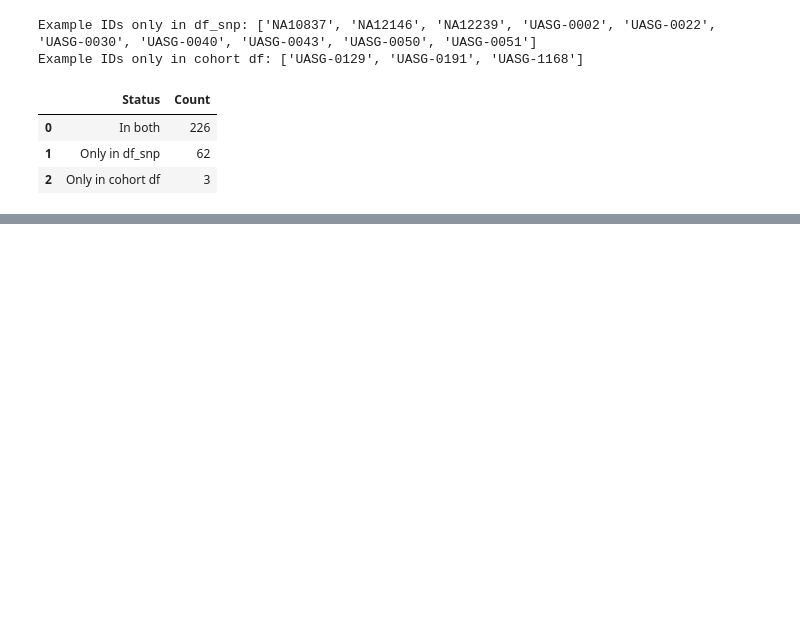
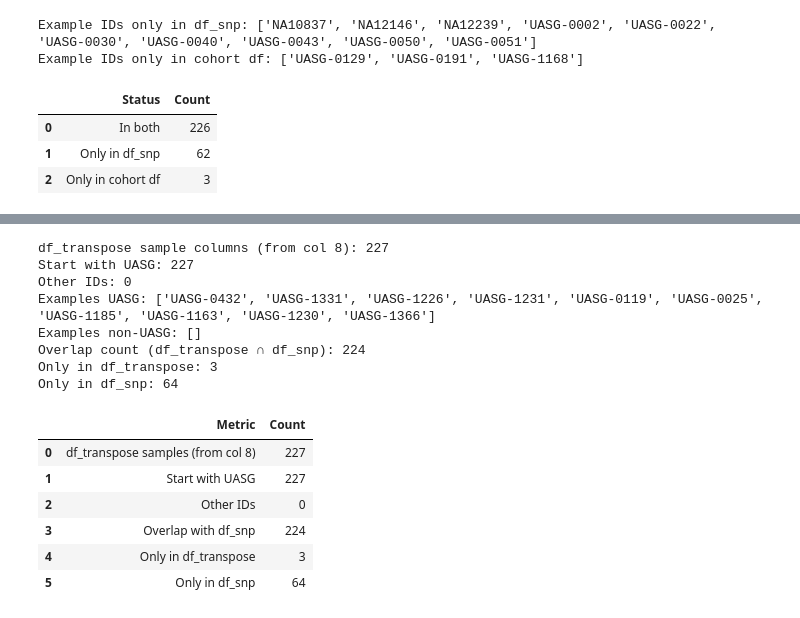
Before and after one commit to sabbasii/illumina-genotyping-pipeline, a Jupyter notebook: scripts/Explore_Temp.ipynb, the cells around one changed output, grey strips where cells are left out. Drawn from its saved outputs; the diff is of its cells as text; code cells hidden in the pictures; blank space fills up the shorter version.

```diff
--- a/scripts/Explore_Temp.ipynb
+++ b/scripts/Explore_Temp.ipynb
@@ -346,0 +381,78 @@ display(summary)
+# %%
+import pandas as pd
+
+# --- helper: clean ID strings uniformly ---
+def clean_ids(s):
+    return (pd.Series(s, dtype="string")
+              .str.strip()
+              .replace({"": pd.NA, "nan": pd.NA, "None": pd.NA})
+              .dropna())
+
+# 1) Get sample column names from df_transpose (from 8th col onward)
+sample_cols = pd.Index(df_transpose.columns[7:])
+
+# Clean them
+sample_ids = clean_ids(sample_cols)
+
+# 2) Count how many start with UASG (case-insensitive optional)
+mask_uasg = sample_ids.str.match(r'(?i)^UASG')   # case-insensitive
+n_total   = sample_ids.size
+n_uasg    = mask_uasg.sum()
+n_other   = n_total - n_uasg
+
+print("df_transpose sample columns (from col 8):", n_total)
+print("Start with UASG:", n_uasg)
+print("Other IDs:", n_other)
+
+# Peek examples
+print("Examples UASG:", sample_ids[mask_uasg].unique()[:10].tolist())
+print("Examples non-UASG:", sample_ids[~mask_uasg].unique()[:10].tolist())
+
+# 3) Overlap with df_snp Sample_Name
+# (recompute clean set if not already computed)
+if "Sample_Name" not in df_snp.columns:
+    raise KeyError("df_snp is missing 'Sample_Name'")
+
+snp_ids = clean_ids(df_snp["Sample_Name"]).unique()
+
+# Use sets for overlap math
+set_transpose = set(sample_ids.unique())
+set_snp       = set(snp_ids)
+
+overlap        = set_transpose & set_snp
+only_transpose = set_transpose - set_snp
+only_snp       = set_snp - set_transpose
+
+print("Overlap count (df_transpose ∩ df_snp):", len(overlap))
+print("Only in df_transpose:", len(only_transpose))
+print("Only in df_snp:", len(only_snp))
+
+# 4) Optional: quick summary table
+summary = pd.DataFrame({
+    "Metric": [
+        "df_transpose samples (from col 8)",
+        "Start with UASG",
+        "Other IDs",
+        "Overlap with df_snp",
+        "Only in df_transpose",
+        "Only in df_snp",
+    ],
+    "Count": [n_total, n_uasg, n_other, len(overlap), len(only_transpose), len(only_snp)],
+})
+display(summary)
+# %% [output]
+df_transpose sample columns (from col 8): 227
+Start with UASG: 227
+Other IDs: 0
+Examples UASG: ['UASG-0432', 'UASG-1331', 'UASG-1226', 'UASG-1231', 'UASG-0119', 'UASG-0025', 'UASG-1185', 'UASG-1163', 'UASG-1230', 'UASG-1366']
+Examples non-UASG: []
+Overlap count (df_transpose ∩ df_snp): 224
+Only in df_transpose: 3
+Only in df_snp: 64
+|  | Metric | Count |
+| 0 | df_transpose samples (from col 8) | 227 |
+| 1 | Start with UASG | 227 |
+| 2 | Other IDs | 0 |
+| 3 | Overlap with df_snp | 224 |
+| 4 | Only in df_transpose | 3 |
+| 5 | Only in df_snp | 64 |
```
Also changed, not shown: parts of 57 cells of this notebook, 34 other files.
